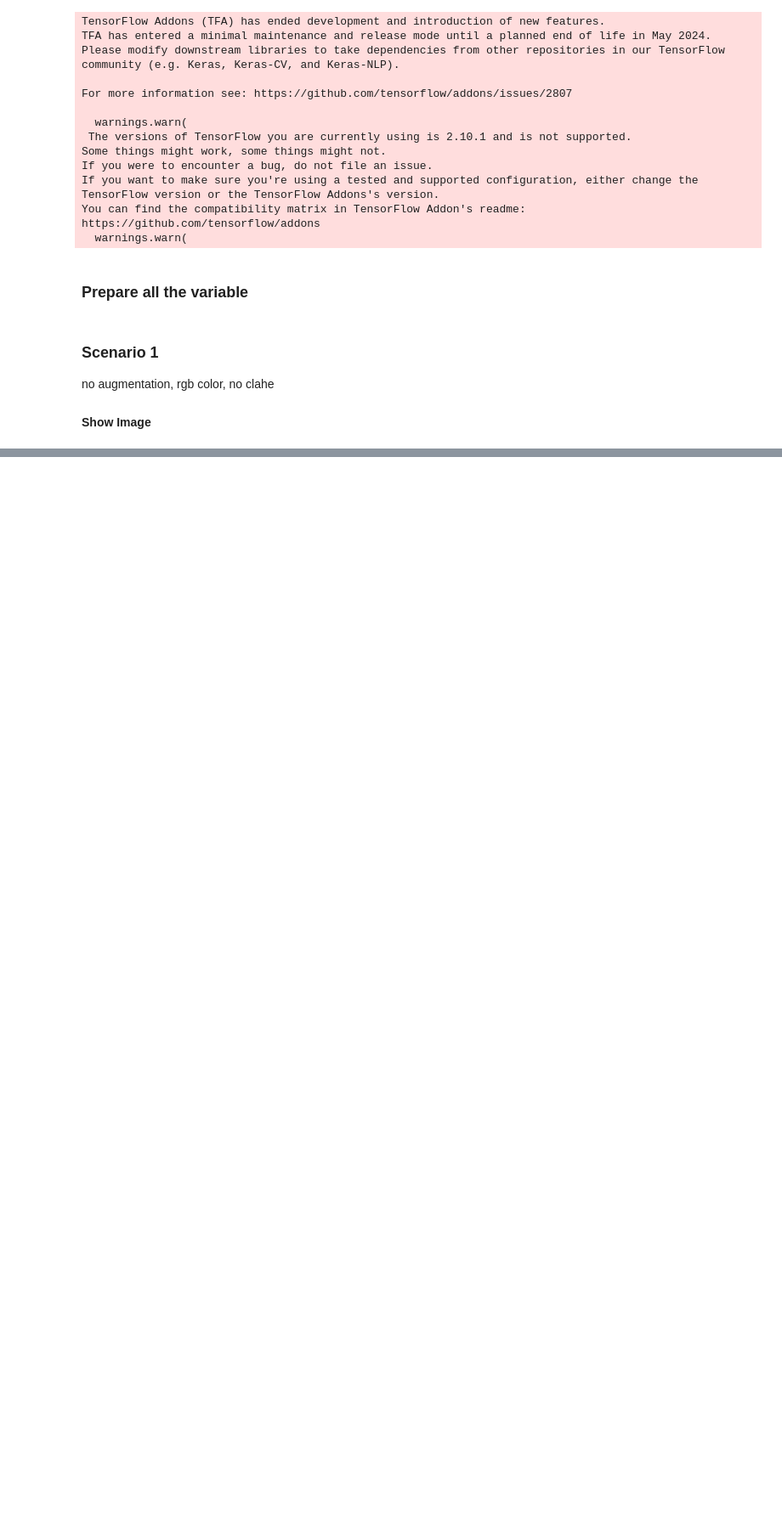
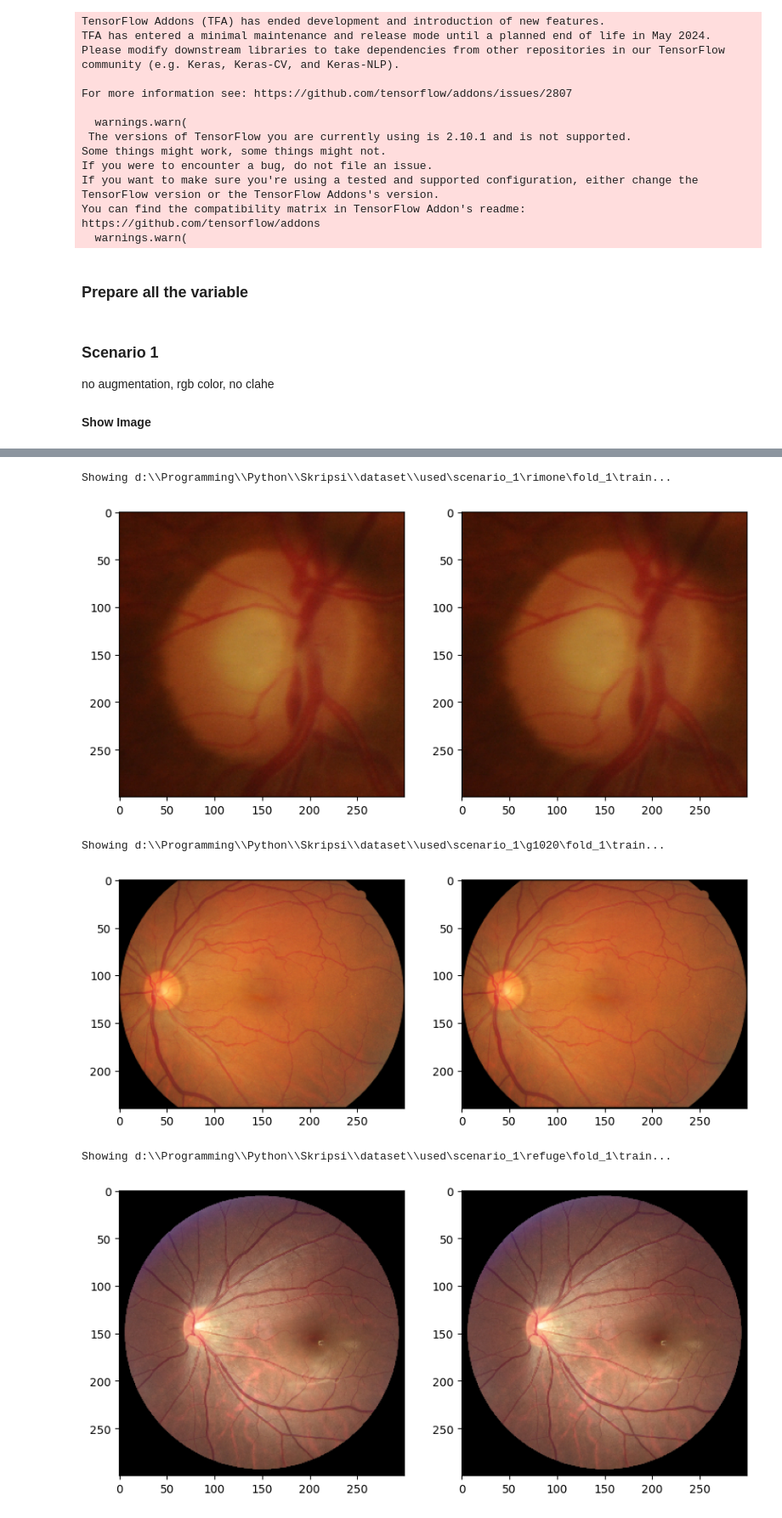
Before and after one commit to Bugi-Sulistiyo/Comparing-EfficientNet-and-MobileNet-on-Glaucoma-Detection, a Jupyter notebook: main/scripts/b. preprocessing/augmentation.ipynb, the cells around one changed output, grey strips where cells are left out. Shown at 85% size. Cells and saved outputs as stored; diff of their text form; code cells hidden in the pictures; blank space fills up the shorter version.

```diff
--- a/main/scripts/b. preprocessing/augmentation.ipynb
+++ b/main/scripts/b. preprocessing/augmentation.ipynb
@@ -33,9 +33,9 @@ dataset_names = ['rimone', 'g1020', 'refuge', 'papila']
 scenario_names = ['scenario_1', 'scenario_2', 'scenario_3', 'scenario_4', 'scenario_5']
 folds_names = ['fold_1', 'fold_2', 'fold_3', 'fold_4', 'fold_5']
 image_size = {'rimone': (300,300),
-            'g1020': (300,240),
+            'g1020': (240,300),
             'refuge': (300,300),
-            'papila': (300,200)}
+            'papila': (200,300)}
 image_format = {'rimone': 'png',
                 'g1020': 'jpg',
                 'refuge': 'jpg',
@@ -52,11 +53,12 @@ for scenario in scenario_names:
 # %%
 datagenerator_s1 = ImageDataGenerator(
-    rescale=1./255
+    rescale=1./255,
 )
 datagenerator_s2345 = ImageDataGenerator(
     rescale=1./255,
     horizontal_flip=True,
-    vertical_flip=True
+    vertical_flip=True,
+    brightness_range=[1, 1.5]
 )
 # %% [markdown]
 ### Scenario 1
@@ -77,0 +92,14 @@ Found 339 images belonging to 2 classes.
+# %%
+for s1_src_datagen in s1_src:
+    print(f'Showing {s1_src_datagen.directory}...')
+    image = next(s1_src_datagen)
+    augment_image.show_augmented_img(image=image[0][0],
+                                    augment_type=augment,
+                                    color_mode=col_mode)
+# %% [output]
+Showing d:\\Programming\\Python\\Skripsi\\dataset\\used\scenario_1\rimone\fold_1\train...
+[figure, added]
+Showing d:\\Programming\\Python\\Skripsi\\dataset\\used\scenario_1\g1020\fold_1\train...
+[figure, added]
+Showing d:\\Programming\\Python\\Skripsi\\dataset\\used\scenario_1\refuge\fold_1\train...
+[figure, added]
```
Also changed, not shown: parts of 5 cells of this notebook, 1 other file.
